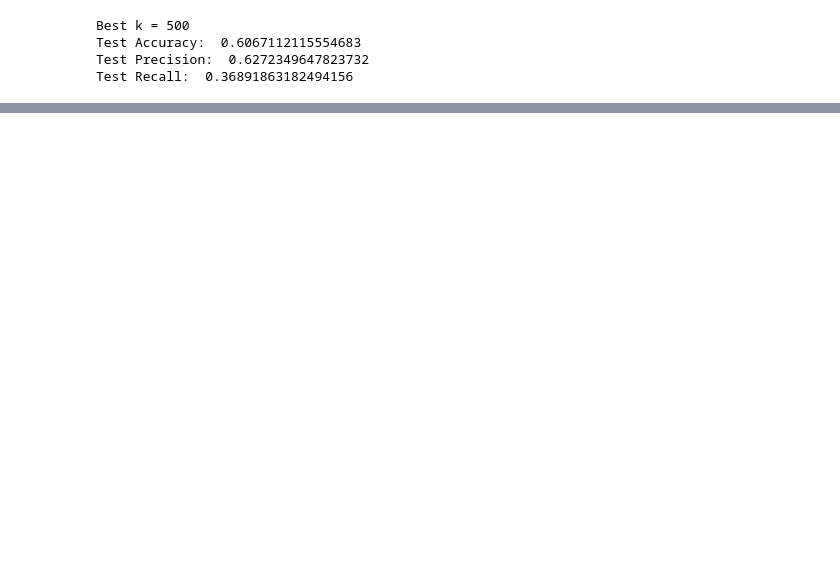
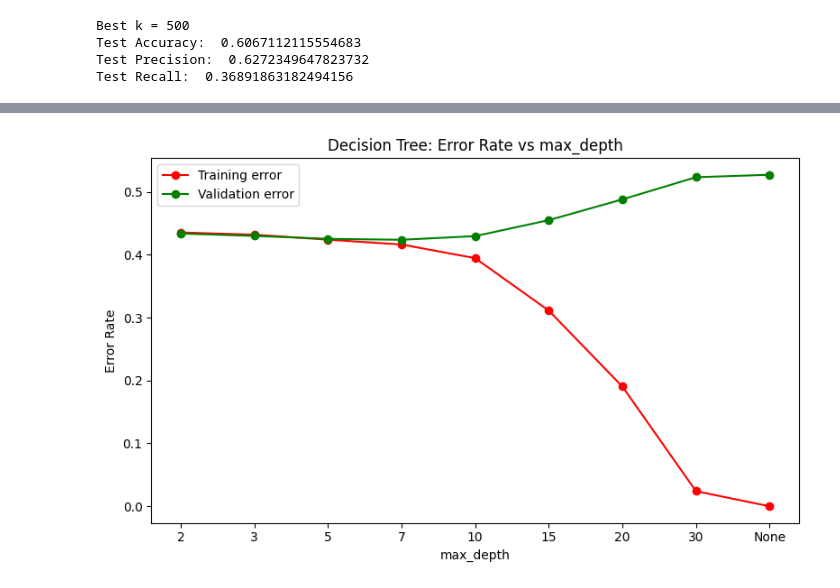
Before and after one commit to mital-i/cs178project, a Jupyter notebook: classifiers.ipynb, the cells around one changed output, grey strips where cells are left out. Drawn from its saved outputs; the diff is of its cells as text; code cells hidden in the pictures; blank space fills up the shorter version.

```diff
--- a/classifiers.ipynb
+++ b/classifiers.ipynb
@@ -419,0 +475,11 @@ Test Recall:  0.36891863182494156
+# %%
+# 60% train, 20% validation, 20% test (same as KNN section)
+seed = 1234
+X_train, X_test, y_train, y_test = train_test_split(
+    X_clean, y_enc, test_size=0.20, random_state=seed
+)
+X_train, X_val, y_train, y_val = train_test_split(
+    X_train, y_train, test_size=0.25, random_state=seed
+)
+
+print(f"Train: {len(X_train)}, Validation: {len(X_val)}, Test: {len(X_test)}")
@@ -419,0 +488,18 @@ Test Recall:  0.36891863182494156
+# %%
+# Hyperparameter Tuning: max_depth
+depth_values = [2, 3, 5, 7, 10, 15, 20, 30, None]
+train_errors = []
+val_errors = []
+
+for d in depth_values:
+    dt = DecisionTreeClassifier(max_depth=d, random_state=seed)
+    dt.fit(X_train, y_train)
+
+    train_acc = accuracy_score(y_train, dt.predict(X_train))
+    val_acc = accuracy_score(y_val, dt.predict(X_val))
+
+    train_errors.append(1 - train_acc)
+    val_errors.append(1 - val_acc)
+
+    label = str(d) if d is not None else "None"
+    print(f"max_depth={label:>4s}, train_acc={train_acc:.4f}, val_acc={val_acc:.4f}")
@@ -419,0 +516,17 @@ Test Recall:  0.36891863182494156
+# %%
+# Plot depth vs error
+depth_labels = [str(d) if d is not None else "None" for d in depth_values]
+x_pos = np.arange(len(depth_values))
+
+plt.figure(figsize=(8, 5))
+plt.plot(x_pos, train_errors, 'o-', color='red', label='Training error')
+plt.plot(x_pos, val_errors, 'o-', color='green', label='Validation error')
+plt.xticks(x_pos, depth_labels)
+plt.xlabel('max_depth')
+plt.ylabel('Error Rate')
+plt.title('Decision Tree: Error Rate vs max_depth')
+plt.legend()
+plt.tight_layout()
+plt.show()
+# %% [output]
+[figure, added]
```
Also changed, not shown: parts of 37 cells of this notebook.
